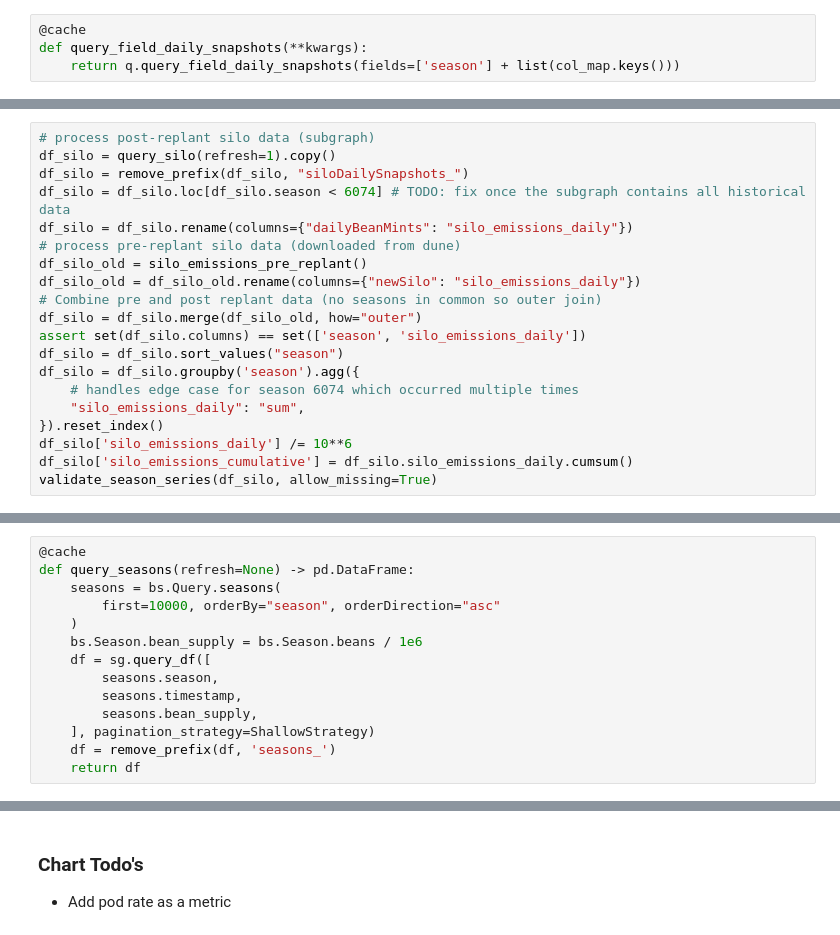
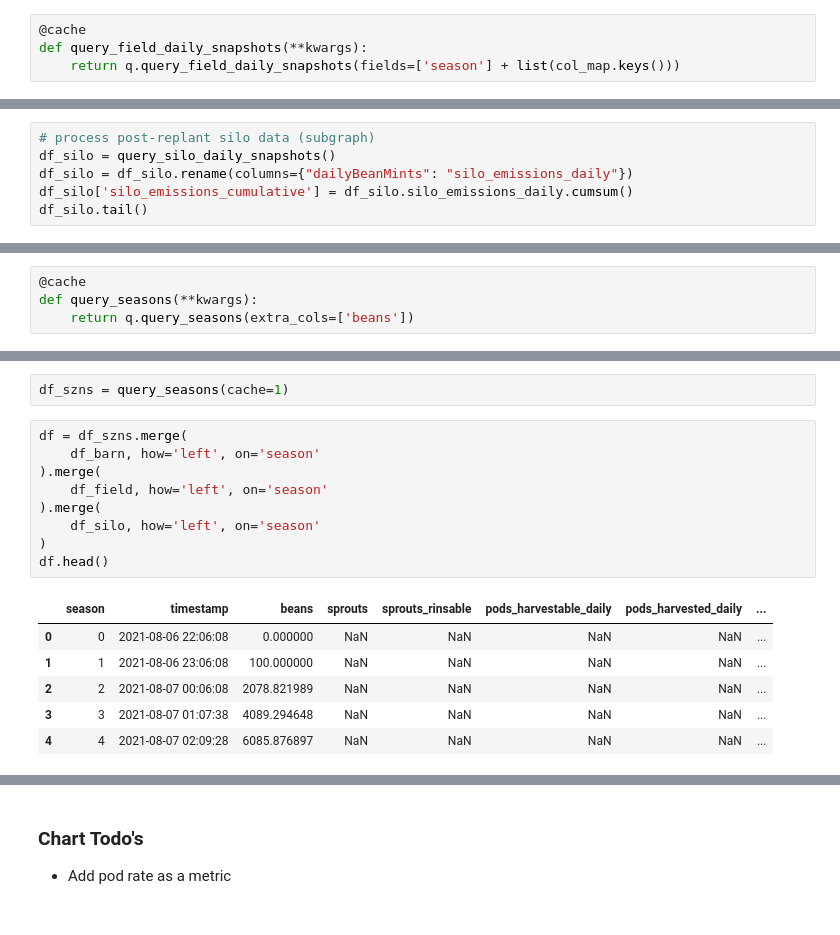
Before and after one commit to BeanstalkFarms/Beanstalk-Analytics, a Jupyter notebook: serverless/notebooks/prod/credit_profile.ipynb, the cells around one changed output, grey strips where cells are left out. Cells and saved outputs as stored; diff of their text form.

Commit message:
Minified silo history data packaged with serverless function. Some more work on moving query logic to query module for re-use across notebooks.

```diff
--- a/serverless/notebooks/prod/credit_profile.ipynb
+++ b/serverless/notebooks/prod/credit_profile.ipynb
@@ -106,20 +81,6 @@ def query_silo(refresh=None) -> pd.DataFrame:
 # %%
 # process post-replant silo data (subgraph)
-df_silo = query_silo(refresh=1).copy()
-df_silo = remove_prefix(df_silo, "siloDailySnapshots_")
-df_silo = df_silo.loc[df_silo.season < 6074] # TODO: fix once the subgraph contains all historical data
+df_silo = query_silo_daily_snapshots()
 df_silo = df_silo.rename(columns={"dailyBeanMints": "silo_emissions_daily"})
-# process pre-replant silo data (downloaded from dune)
-df_silo_old = silo_emissions_pre_replant()
-df_silo_old = df_silo_old.rename(columns={"newSilo": "silo_emissions_daily"})
-# Combine pre and post replant data (no seasons in common so outer join)
-df_silo = df_silo.merge(df_silo_old, how="outer")
-assert set(df_silo.columns) == set(['season', 'silo_emissions_daily'])
-df_silo = df_silo.sort_values("season")
-df_silo = df_silo.groupby('season').agg({
-    # handles edge case for season 6074 which occurred multiple times
-    "silo_emissions_daily": "sum",
-}).reset_index()
-df_silo['silo_emissions_daily'] /= 10**6
 df_silo['silo_emissions_cumulative'] = df_silo.silo_emissions_daily.cumsum()
-validate_season_series(df_silo, allow_missing=True)
+df_silo.tail()
@@ -126,14 +94,4 @@ validate_season_series(df_silo, allow_missing=True)
 # %%
 @cache
-def query_seasons(refresh=None) -> pd.DataFrame:
-    seasons = bs.Query.seasons(
-        first=10000, orderBy="season", orderDirection="asc"
-    )
-    bs.Season.bean_supply = bs.Season.beans / 1e6
-    df = sg.query_df([
-        seasons.season,
-        seasons.timestamp,
-        seasons.bean_supply,
-    ], pagination_strategy=ShallowStrategy)
-    df = remove_prefix(df, 'seasons_')
-    return df
+def query_seasons(**kwargs):
+    return q.query_seasons(extra_cols=['beans'])
@@ -153 +98,19 @@ df_szns.head()
+# %%
+df_szns = query_seasons(cache=1)
+# %%
+df = df_szns.merge(
+    df_barn, how='left', on='season'
+).merge(
+    df_field, how='left', on='season'
+).merge(
+    df_silo, how='left', on='season'
+)
+df.head()
+# %% [output]
+|  | season | timestamp | beans | sprouts | sprouts_rinsable | pods_harvestable_daily | pods_harvested_daily | ... |
+| 0 | 0 | 2021-08-06 22:06:08 | 0.000000 | NaN | NaN | NaN | NaN | ... |
+| 1 | 1 | 2021-08-06 23:06:08 | 100.000000 | NaN | NaN | NaN | NaN | ... |
+| 2 | 2 | 2021-08-07 00:06:08 | 2078.821989 | NaN | NaN | NaN | NaN | ... |
+| 3 | 3 | 2021-08-07 01:07:38 | 4089.294648 | NaN | NaN | NaN | NaN | ... |
+| 4 | 4 | 2021-08-07 02:09:28 | 6085.876897 | NaN | NaN | NaN | NaN | ... |
 # %%
```
Also changed, not shown: parts of 6 cells of this notebook, 4 other files.
